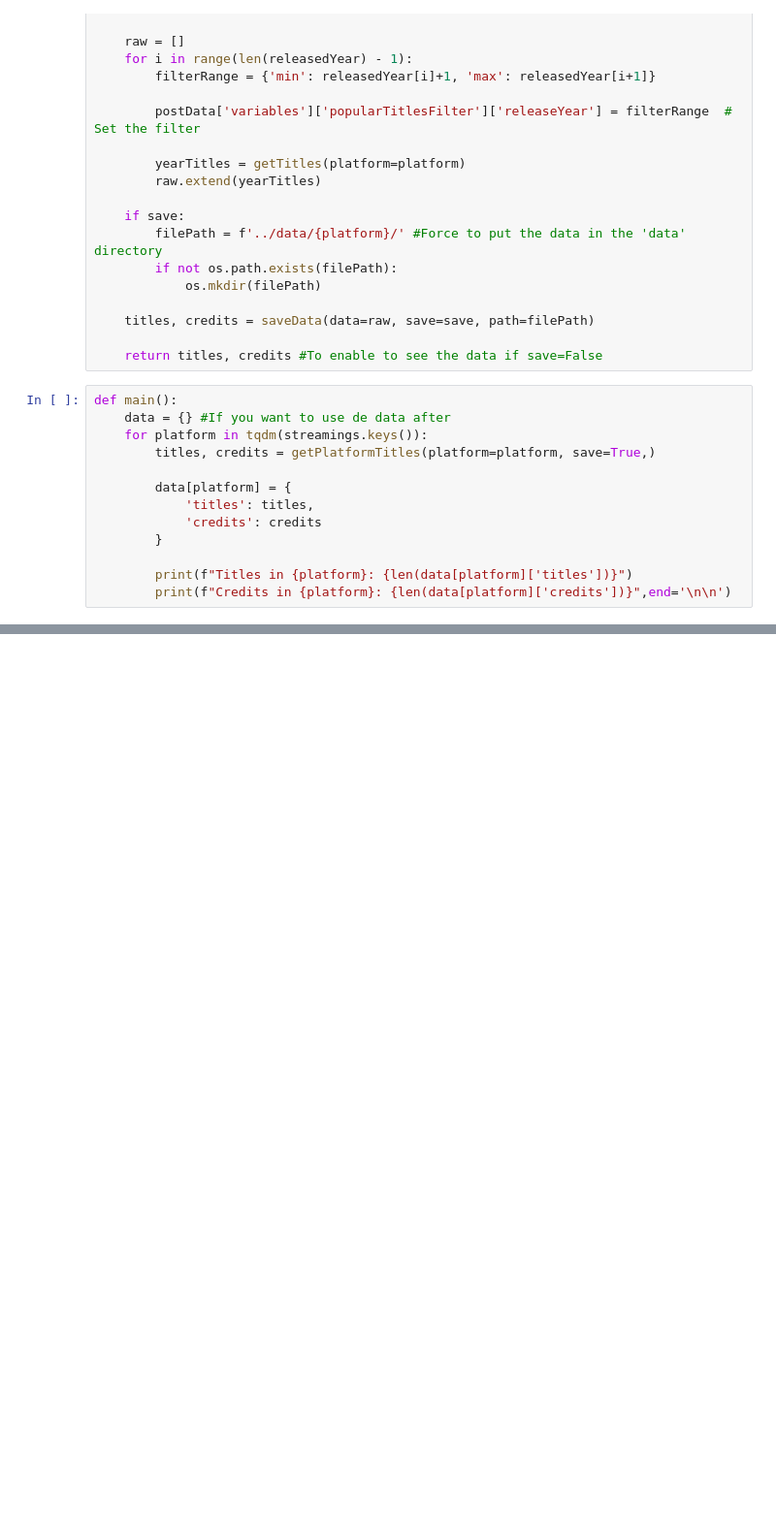
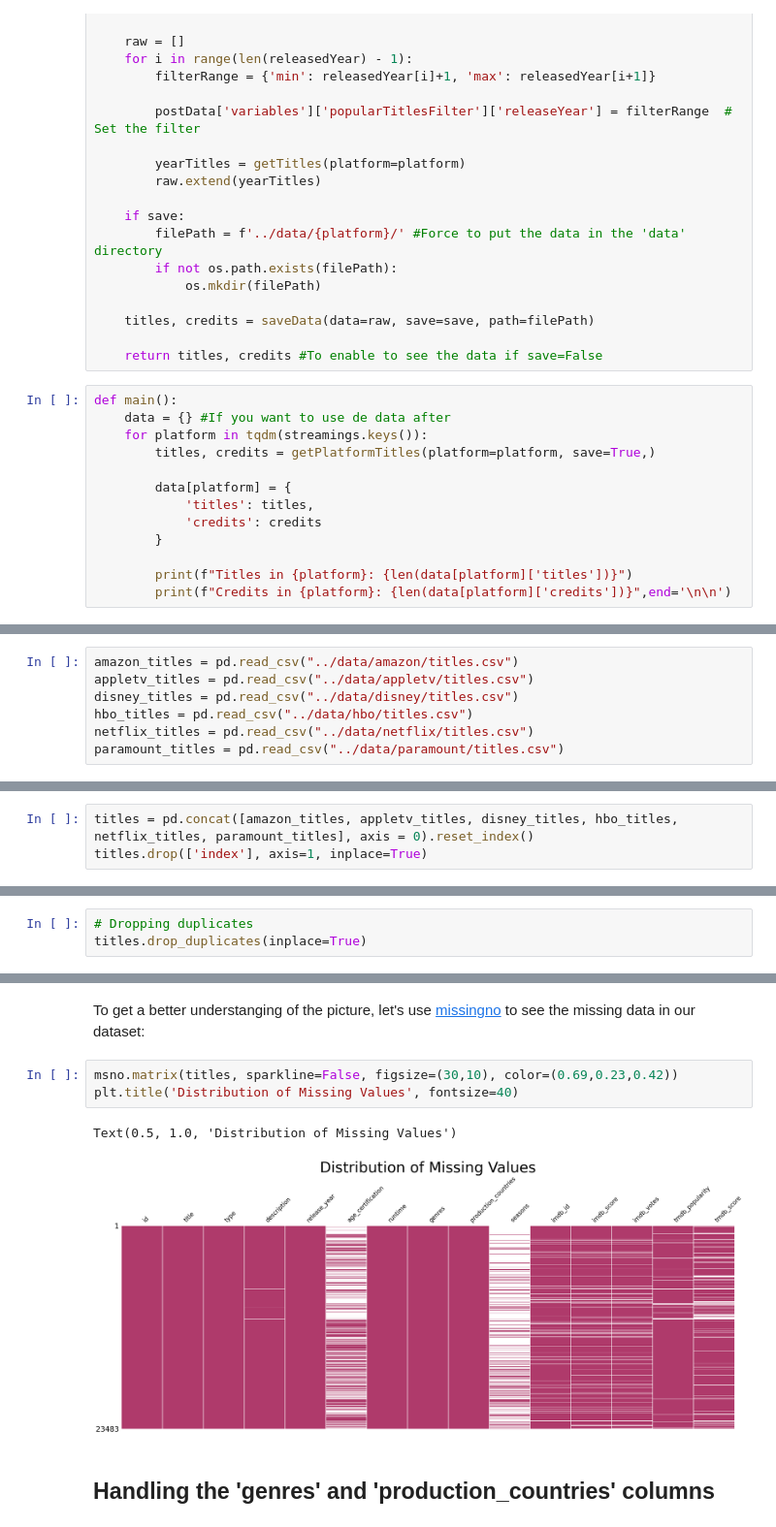
Before and after one commit to dgoenrique/whatsNext, a Jupyter notebook: webScraping/main.ipynb, the cells around one changed output, grey strips where cells are left out. Shown at 97% size. Cells and saved outputs as stored; diff of their text form; blank space fills up the shorter version.

```diff
--- a/webScraping/main.ipynb
+++ b/webScraping/main.ipynb
@@ -189,0 +202,7 @@ Credits in appletv: 1869
+# %%
+amazon_titles = pd.read_csv("../data/amazon/titles.csv")
+appletv_titles = pd.read_csv("../data/appletv/titles.csv")
+disney_titles = pd.read_csv("../data/disney/titles.csv")
+hbo_titles = pd.read_csv("../data/hbo/titles.csv")
+netflix_titles = pd.read_csv("../data/netflix/titles.csv")
+paramount_titles = pd.read_csv("../data/paramount/titles.csv")
@@ -189,0 +211,3 @@ Credits in appletv: 1869
+# %%
+titles = pd.concat([amazon_titles, appletv_titles, disney_titles, hbo_titles, netflix_titles, paramount_titles], axis = 0).reset_index()
+titles.drop(['index'], axis=1, inplace=True)
@@ -189,0 +224,3 @@ Credits in appletv: 1869
+# %%
+# Dropping duplicates
+titles.drop_duplicates(inplace=True)
@@ -189,0 +281,10 @@ Credits in appletv: 1869
+# %% [markdown]
+To get a better understanging of the picture, let's use [missingno](https://github.com/ResidentMario/missingno) to see the missing data in our dataset:
+# %%
+msno.matrix(titles, sparkline=False, figsize=(30,10), color=(0.69,0.23,0.42))
+plt.title('Distribution of Missing Values', fontsize=40)
+# %% [output]
+Text(0.5, 1.0, 'Distribution of Missing Values')
+[figure, added]
+# %% [markdown]
+## Handling the 'genres' and 'production_countries' columns
```
Also changed, not shown: parts of 45 cells of this notebook, 14 other files.
